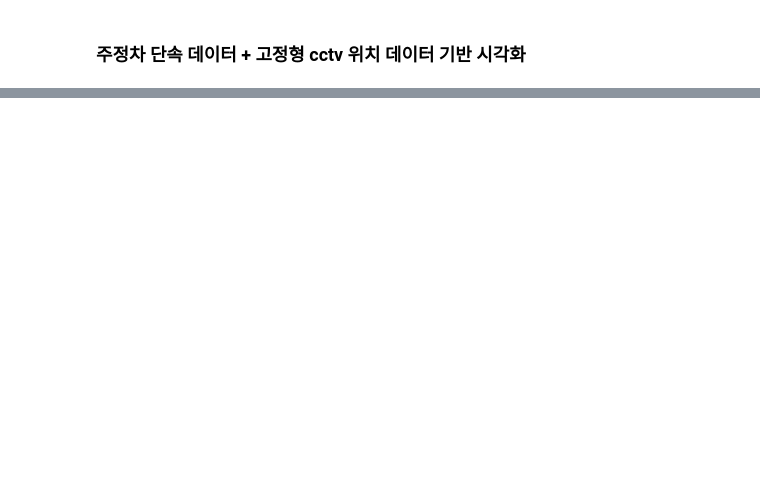
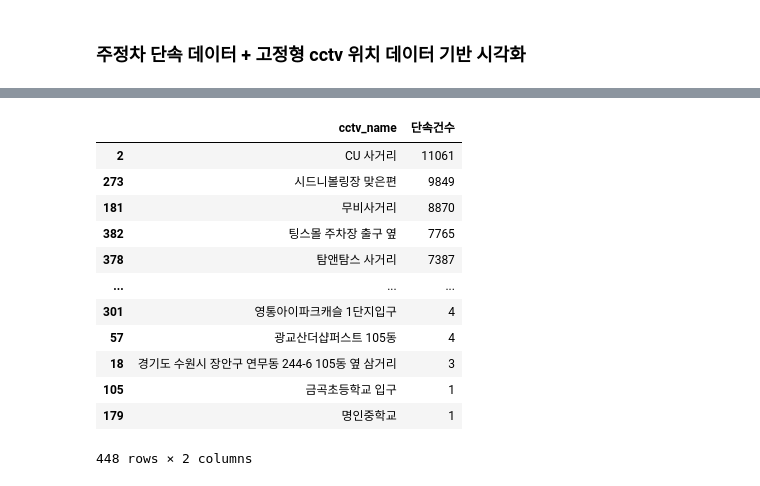
Before and after one commit to HOYUN-Y/Data_projects, a Jupyter notebook: dacon_sri_suwon_data_analysis/주정차단속데이터_시각화.ipynb, the cells around one changed output, grey strips where cells are left out. Cells and saved outputs as stored; diff of their text form; code cells hidden in the pictures; blank space fills up the shorter version.

```diff
--- a/dacon_sri_suwon_data_analysis/주정차단속데이터_시각화.ipynb
+++ b/dacon_sri_suwon_data_analysis/주정차단속데이터_시각화.ipynb
@@ -12,0 +29,23 @@ illigal_fixture.head()
+# %%
+df_count = (
+    illigal_fixture.groupby('cctv_name')
+    .size()
+    .reset_index(name='단속건수')  # 새 컬럼 이름 지정
+    .sort_values(by='단속건수', ascending=False)
+)
+
+df_count
+# %% [output]
+|  | cctv_name | 단속건수 |
+| 2 | CU 사거리 | 11061 |
+| 273 | 시드니볼링장 맞은편 | 9849 |
+| 181 | 무비사거리 | 8870 |
+| 382 | 팅스몰 주차장 출구 옆 | 7765 |
+| 378 | 탐앤탐스 사거리 | 7387 |
+| ... | ... | ... |
+| 301 | 영통아이파크캐슬 1단지입구 | 4 |
+| 57 | 광교산더샵퍼스트 105동 | 4 |
+| 18 | 경기도 수원시 장안구 연무동 244-6 105동 옆 삼거리 | 3 |
+| 105 | 금곡초등학교 입구 | 1 |
+| 179 | 명인중학교 | 1 |
+448 rows × 2 columns
```
Also changed, not shown: parts of 11 cells of this notebook, 2 other files.
